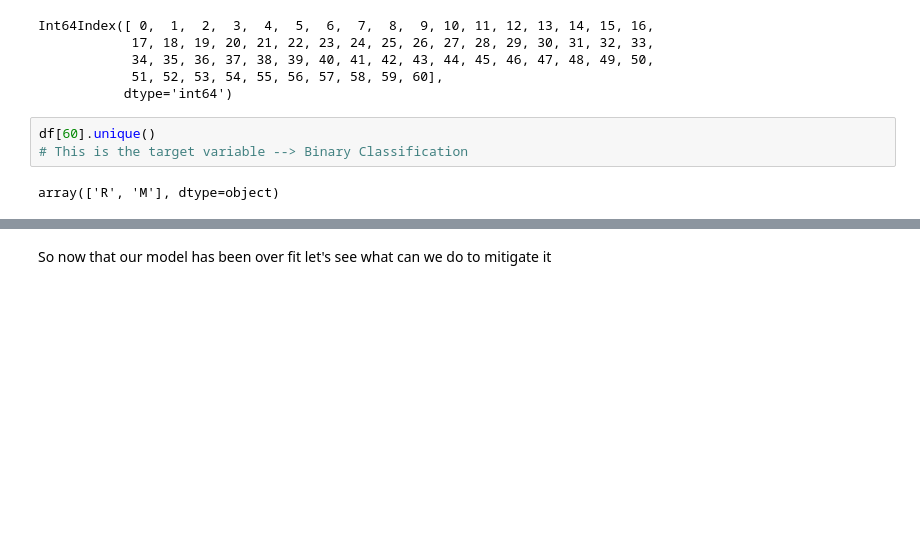
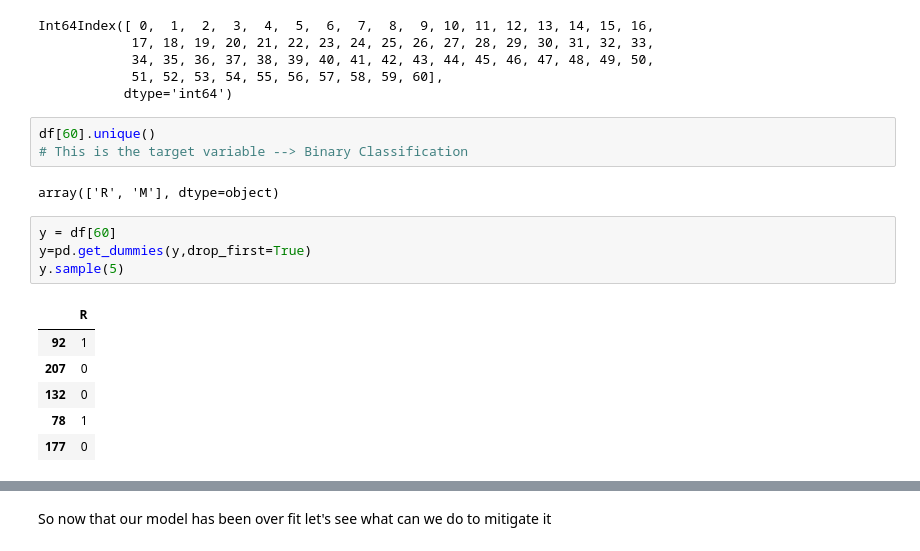
Before and after one commit to srikharshashi/learn-dl, a Jupyter notebook: dropout_reg.ipynb, the cells around one changed output, grey strips where cells are left out. Saved outputs shown, nothing was run; the diff lists cells and outputs as text; blank space fills up the shorter version.

```diff
--- a/dropout_reg.ipynb
+++ b/dropout_reg.ipynb
@@ -74,4 +68,15 @@ df[60].unique()
 # This is the target variable --> Binary Classification
 # %% [output]
 array(['R', 'M'], dtype=object)
+# %%
+y = df[60]
+y=pd.get_dummies(y,drop_first=True)
+y.sample(5)
+# %% [output]
+|  | R |
+| 92 | 1 |
+| 207 | 0 |
+| 132 | 0 |
+| 78 | 1 |
+| 177 | 0 |
 # %%
```
Also changed, not shown: parts of 24 cells of this notebook.
